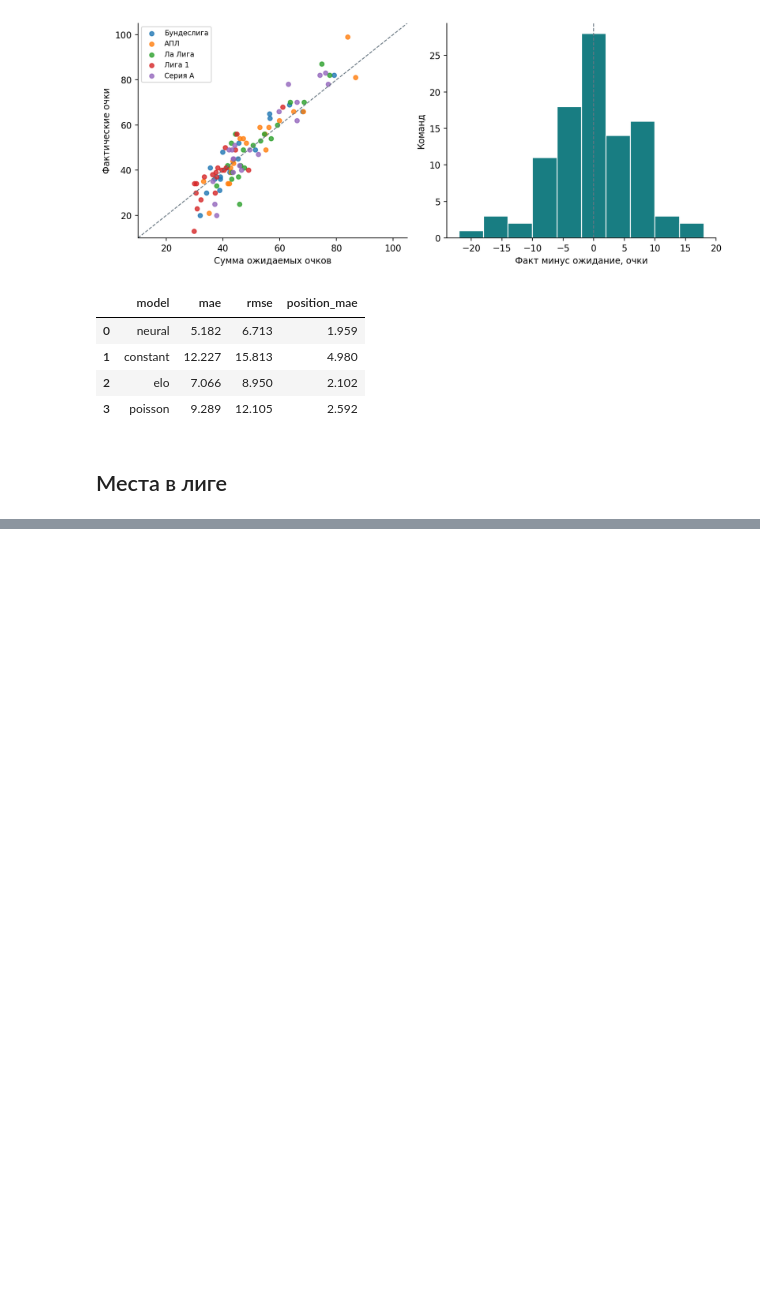
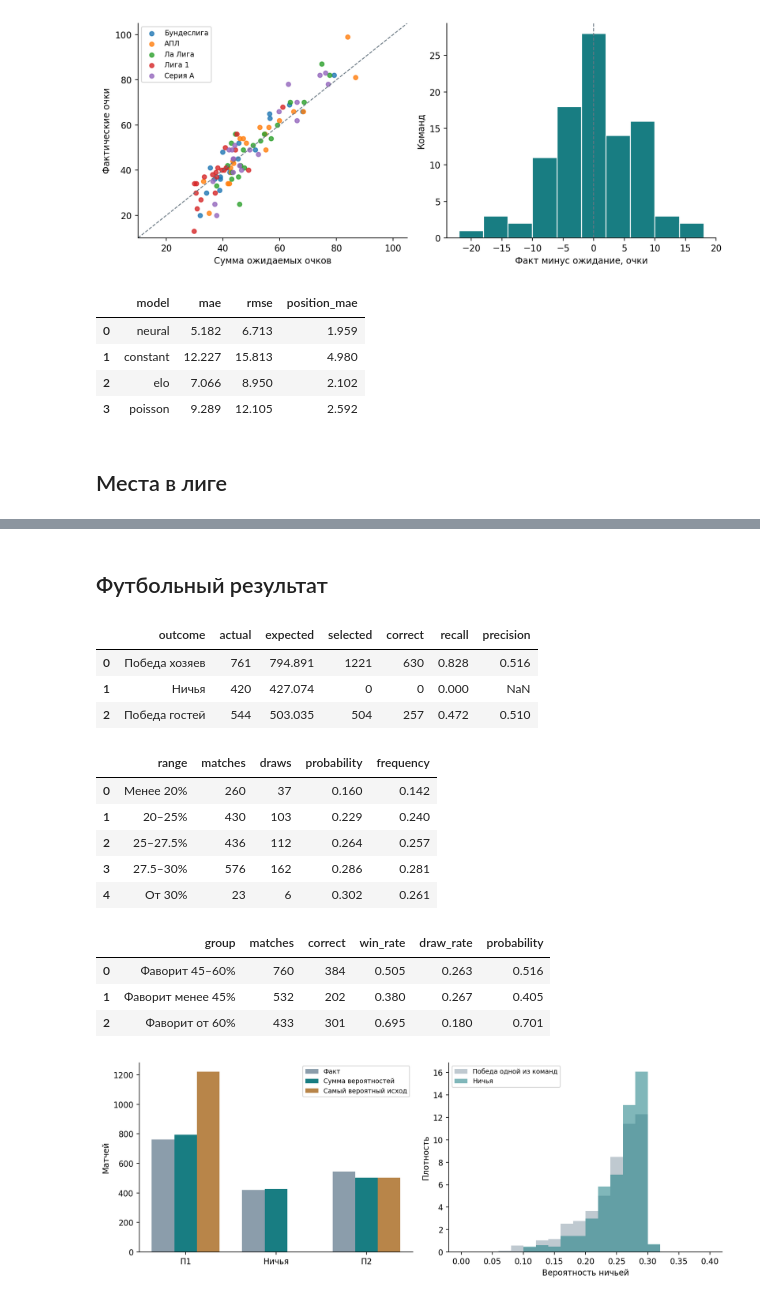
Before and after one commit to AleksWhyNot/football-match-forecast, a Jupyter notebook: notebooks/analysis.ipynb, the cells around one changed output, grey strips where cells are left out. Saved outputs shown, nothing was run; the diff lists cells and outputs as text; code cells hidden in the pictures; blank space fills up the shorter version.

```diff
--- a/notebooks/analysis.ipynb
+++ b/notebooks/analysis.ipynb
@@ -165,3 +165,26 @@ display(teams.loc[teams.league.eq(LEAGUE), ['team', 'matches', 'points', 'expect
 | 35 | Bournemouth | 38 | 34 | 42.19 | -8.19 | 18 | 17.0 | ... |
 | 36 | Watford | 38 | 34 | 41.65 | -7.65 | 19 | 18.0 | ... |
 | 37 | Norwich | 38 | 21 | 35.05 | -14.05 | 20 | 19.0 | ... |
+# %% [markdown]
+## Футбольный результат
+# %%
+display(pd.read_csv(REPORTS / 'tables/final_outcome_counts.csv').round(3))
+display(pd.read_csv(REPORTS / 'tables/final_draw_analysis.csv').round(3))
+display(pd.read_csv(REPORTS / 'tables/final_match_difficulty.csv').round(3))
+display(Image(filename=str(FIGURES / 'final_draw_diagnosis.png'), width=1050))
+# %% [output]
+|  | outcome | actual | expected | selected | correct | recall | precision |
+| 0 | Победа хозяев | 761 | 794.891 | 1221 | 630 | 0.828 | 0.516 |
+| 1 | Ничья | 420 | 427.074 | 0 | 0 | 0.000 | NaN |
+| 2 | Победа гостей | 544 | 503.035 | 504 | 257 | 0.472 | 0.510 |
+|  | range | matches | draws | probability | frequency |
+| 0 | Менее 20% | 260 | 37 | 0.160 | 0.142 |
+| 1 | 20–25% | 430 | 103 | 0.229 | 0.240 |
+| 2 | 25–27.5% | 436 | 112 | 0.264 | 0.257 |
+| 3 | 27.5–30% | 576 | 162 | 0.286 | 0.281 |
+| 4 | От 30% | 23 | 6 | 0.302 | 0.261 |
+|  | group | matches | correct | win_rate | draw_rate | probability |
+| 0 | Фаворит 45–60% | 760 | 384 | 0.505 | 0.263 | 0.516 |
+| 1 | Фаворит менее 45% | 532 | 202 | 0.380 | 0.267 | 0.405 |
+| 2 | Фаворит от 60% | 433 | 301 | 0.695 | 0.180 | 0.701 |
+[figure, added]
```
Also changed, not shown: parts of 1 cell of this notebook, 13 other files.
